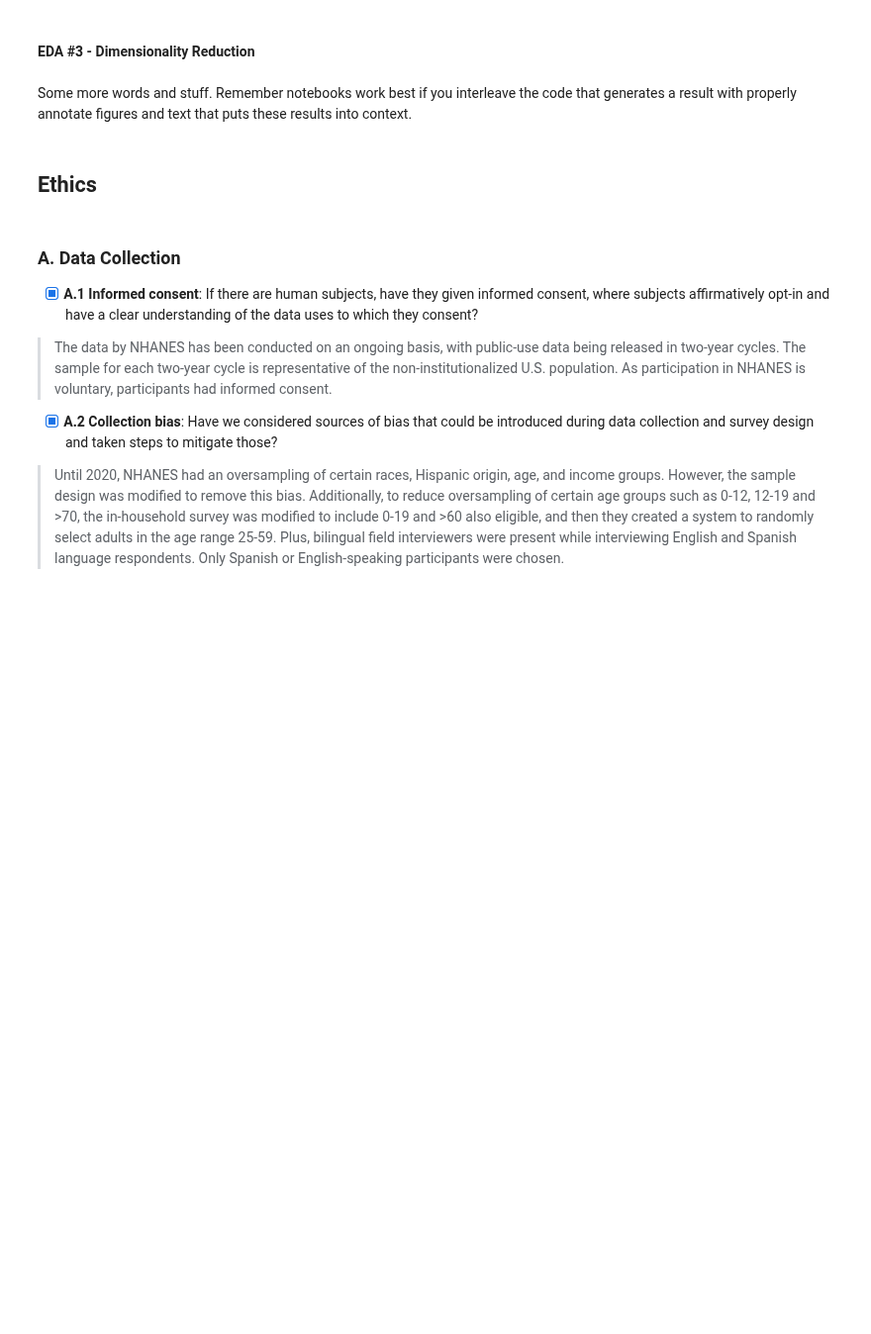
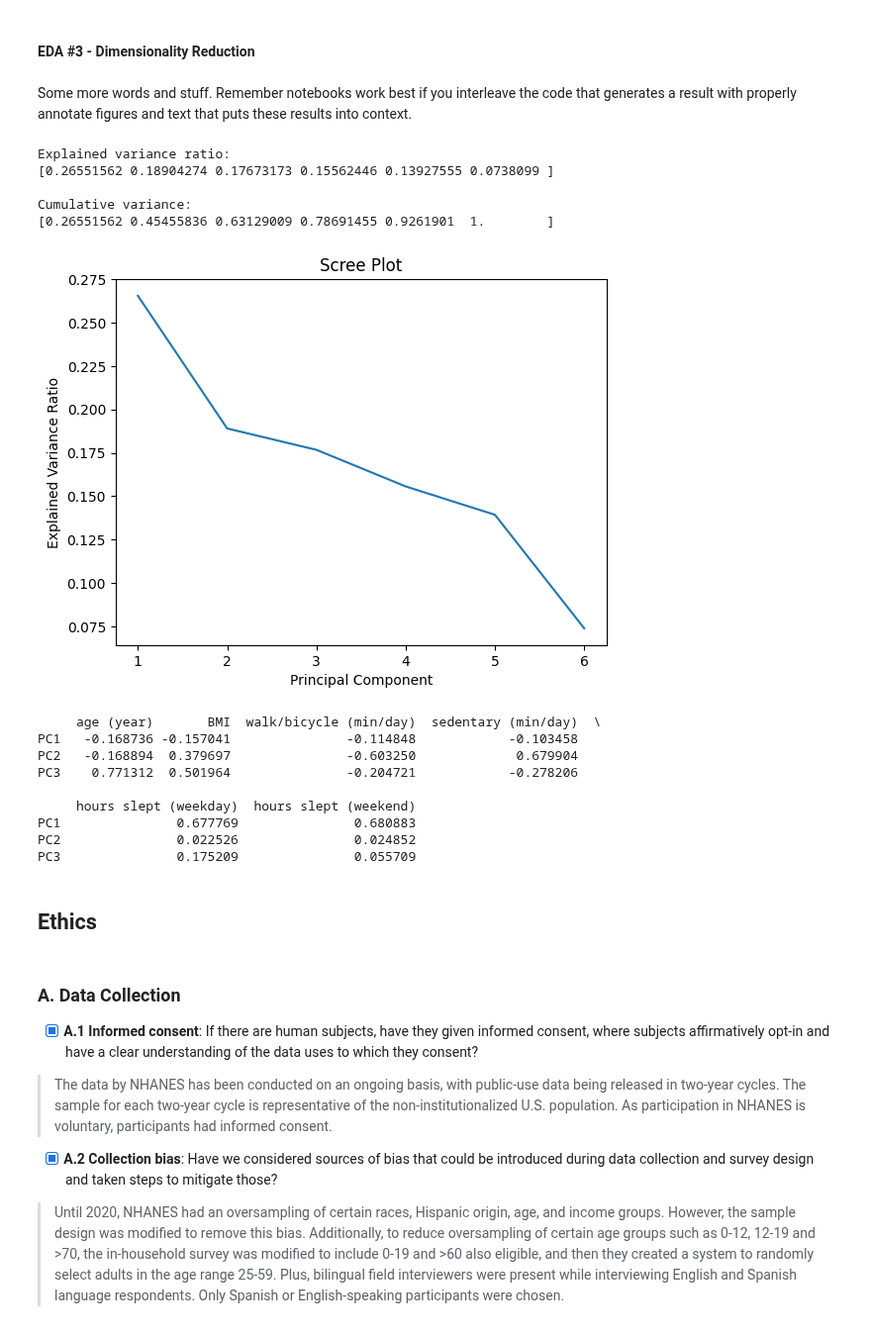
Before and after one commit to COGS108/Group092_WI26, a Jupyter notebook: 02-EDACheckpoint.ipynb, the cells around one changed output. Shown at 99% size. Cells and saved outputs as stored; diff of their text form; code cells hidden in the pictures; blank space fills up the shorter version.

```diff
--- a/02-EDACheckpoint.ipynb
+++ b/02-EDACheckpoint.ipynb
@@ -545,3 +542,77 @@ Some more words and stuff.  Remember notebooks work best if you interleave the c
+# %%
+## YOUR CODE HERE
+
+from sklearn.preprocessing import StandardScaler
+from sklearn.decomposition import PCA
+import matplotlib.pyplot as plt
+
+#Step 1: choose numeric variables
+numeric_cols = [
+    'age (year)',
+    'BMI',
+    'walk/bicycle (min/day)',
+    'sedentary (min/day)',
+    'hours slept (weekday)',
+    'hours slept (weekend)'
+]
+
+#Step 2: Standardize
+X = df[numeric_cols]
+
+scaler = StandardScaler()
+X_scaled = scaler.fit_transform(X)
+
+#Step 3: PCA
+pca = PCA()
+X_pca = pca.fit_transform(X_scaled)
+
+explained_var = pca.explained_variance_ratio_
+
+print("Explained variance ratio:")
+print(explained_var)
+
+print("\nCumulative variance:")
+print(explained_var.cumsum())
+
+#Step 4: Scree plot
+
+plt.figure()
+plt.plot(range(1, len(explained_var)+1), explained_var)
+plt.xlabel("Principal Component")
+plt.ylabel("Explained Variance Ratio")
+plt.title("Scree Plot")
+plt.show()
+
+#Step 5: keep 3 components
+
+n_components = 3
+pca = PCA(n_components=n_components)
+X_reduced = pca.fit_transform(X_scaled)
+
+#Step 6
+loadings = pd.DataFrame(
+    pca.components_,
+    columns=numeric_cols,
+    index=[f"PC{i+1}" for i in range(n_components)]
+)
+
+print(loadings)
+# %% [output]
+Explained variance ratio:
+[0.26551562 0.18904274 0.17673173 0.15562446 0.13927555 0.0738099 ]
+
+Cumulative variance:
+[0.26551562 0.45455836 0.63129009 0.78691455 0.9261901  1.        ]
+[figure, added]
+     age (year)       BMI  walk/bicycle (min/day)  sedentary (min/day)  \
+PC1   -0.168736 -0.157041               -0.114848            -0.103458
+PC2   -0.168894  0.379697               -0.603250             0.679904
+PC3    0.771312  0.501964               -0.204721            -0.278206
+
+     hours slept (weekday)  hours slept (weekend)
+PC1               0.677769               0.680883
+PC2               0.022526               0.024852
+PC3               0.175209               0.055709
 # %% [markdown]
 ## Ethics
 # %% [markdown]
```
Also changed, not shown: parts of 2 cells of this notebook.
